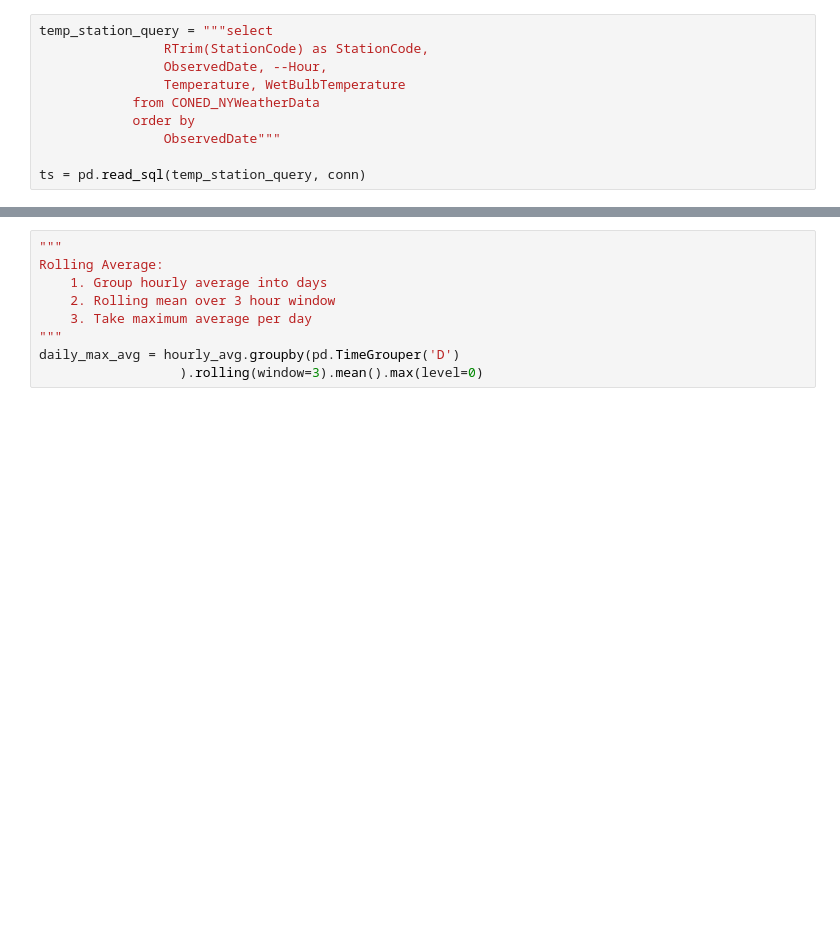
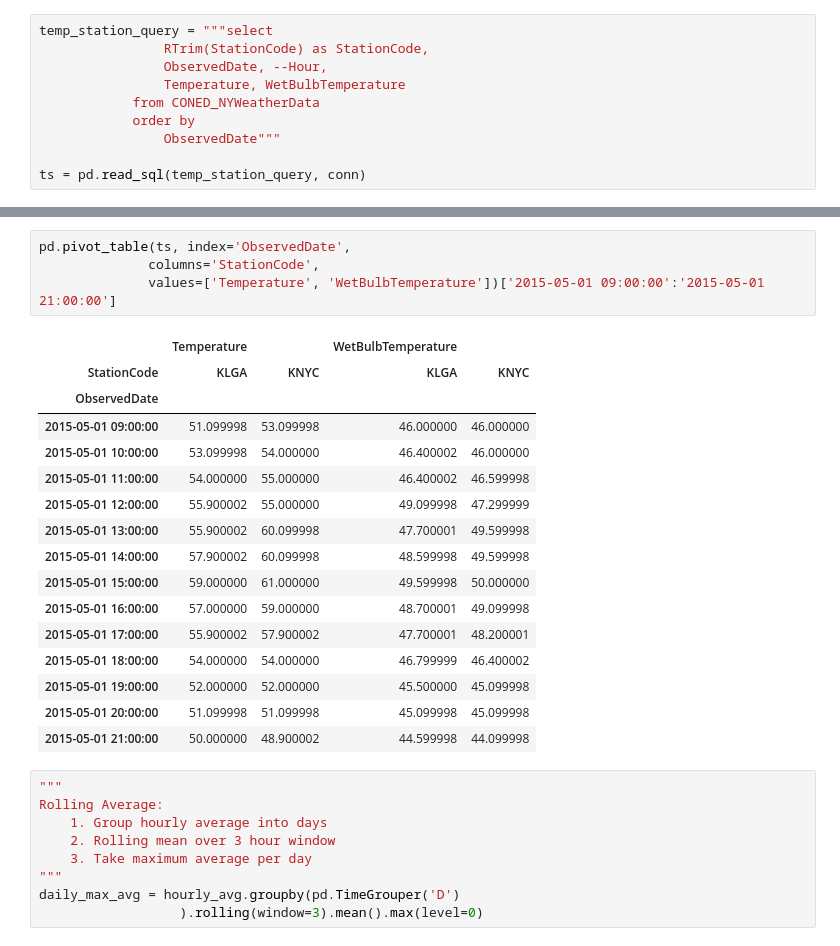
Before and after one commit to mileshill/jeapi, a Jupyter notebook: Coned.ipynb, the cells around one changed output, grey strips where cells are left out. Drawn from its saved outputs; the diff is of its cells as text; blank space fills up the shorter version.

```diff
--- a/Coned.ipynb
+++ b/Coned.ipynb
@@ -82,3 +204,24 @@ hourly_avg = pd.pivot_table(ts, index='ObservedDate',
+# %%
+pd.pivot_table(ts, index='ObservedDate',
+              columns='StationCode',
+              values=['Temperature', 'WetBulbTemperature'])['2015-05-01 09:00:00':'2015-05-01 21:00:00']
+# %% [output]
+|  | Temperature |  | WetBulbTemperature |  |
+| StationCode | KLGA | KNYC | KLGA | KNYC |
+| ObservedDate |  |  |  |  |
+| 2015-05-01 09:00:00 | 51.099998 | 53.099998 | 46.000000 | 46.000000 |
+| 2015-05-01 10:00:00 | 53.099998 | 54.000000 | 46.400002 | 46.000000 |
+| 2015-05-01 11:00:00 | 54.000000 | 55.000000 | 46.400002 | 46.599998 |
+| 2015-05-01 12:00:00 | 55.900002 | 55.000000 | 49.099998 | 47.299999 |
+| 2015-05-01 13:00:00 | 55.900002 | 60.099998 | 47.700001 | 49.599998 |
+| 2015-05-01 14:00:00 | 57.900002 | 60.099998 | 48.599998 | 49.599998 |
+| 2015-05-01 15:00:00 | 59.000000 | 61.000000 | 49.599998 | 50.000000 |
+| 2015-05-01 16:00:00 | 57.000000 | 59.000000 | 48.700001 | 49.099998 |
+| 2015-05-01 17:00:00 | 55.900002 | 57.900002 | 47.700001 | 48.200001 |
+| 2015-05-01 18:00:00 | 54.000000 | 54.000000 | 46.799999 | 46.400002 |
+| 2015-05-01 19:00:00 | 52.000000 | 52.000000 | 45.500000 | 45.099998 |
+| 2015-05-01 20:00:00 | 51.099998 | 51.099998 | 45.099998 | 45.099998 |
+| 2015-05-01 21:00:00 | 50.000000 | 48.900002 | 44.599998 | 44.099998 |
 # %%
 """
 Rolling Average:
```
Also changed, not shown: parts of 19 cells of this notebook, 6 other files.
